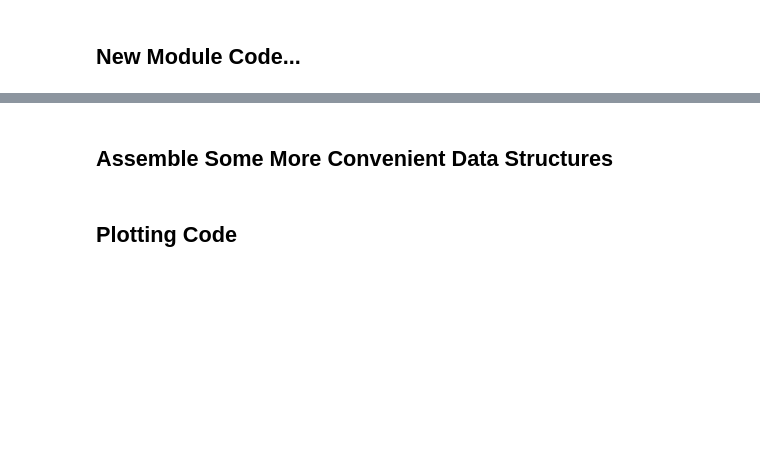
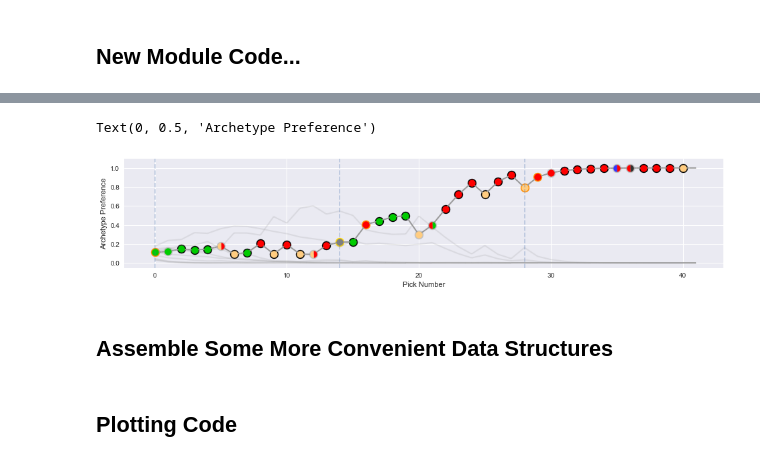
Before and after one commit to madrury/mtg-draftbot, a Jupyter notebook: notebooks/draft-experiments.ipynb, the cells around one changed output, grey strips where cells are left out. Saved outputs shown, nothing was run; the diff lists cells and outputs as text; code cells hidden in the pictures; blank space fills up the shorter version.

```diff
--- a/notebooks/draft-experiments.ipynb
+++ b/notebooks/draft-experiments.ipynb
@@ -50,3 +72,12 @@ dp.plot_draft_history()
+# %%
+fig, ax = plt.subplots(figsize=(16, 3))
+
+_ = dp.plot_single_drafter_history(ax, dp.preferences_dfs[7], dp.cards_picked[7])
+ax.set_xlabel("Pick Number")
+ax.set_ylabel("Archetype Preference")
+# %% [output]
+Text(0, 0.5, 'Archetype Preference')
+[figure, added]
 # %% [markdown]
 ## Assemble Some More Convenient Data Structures
 # %%
```
Also changed, not shown: parts of 8 cells of this notebook, 1 other file.
